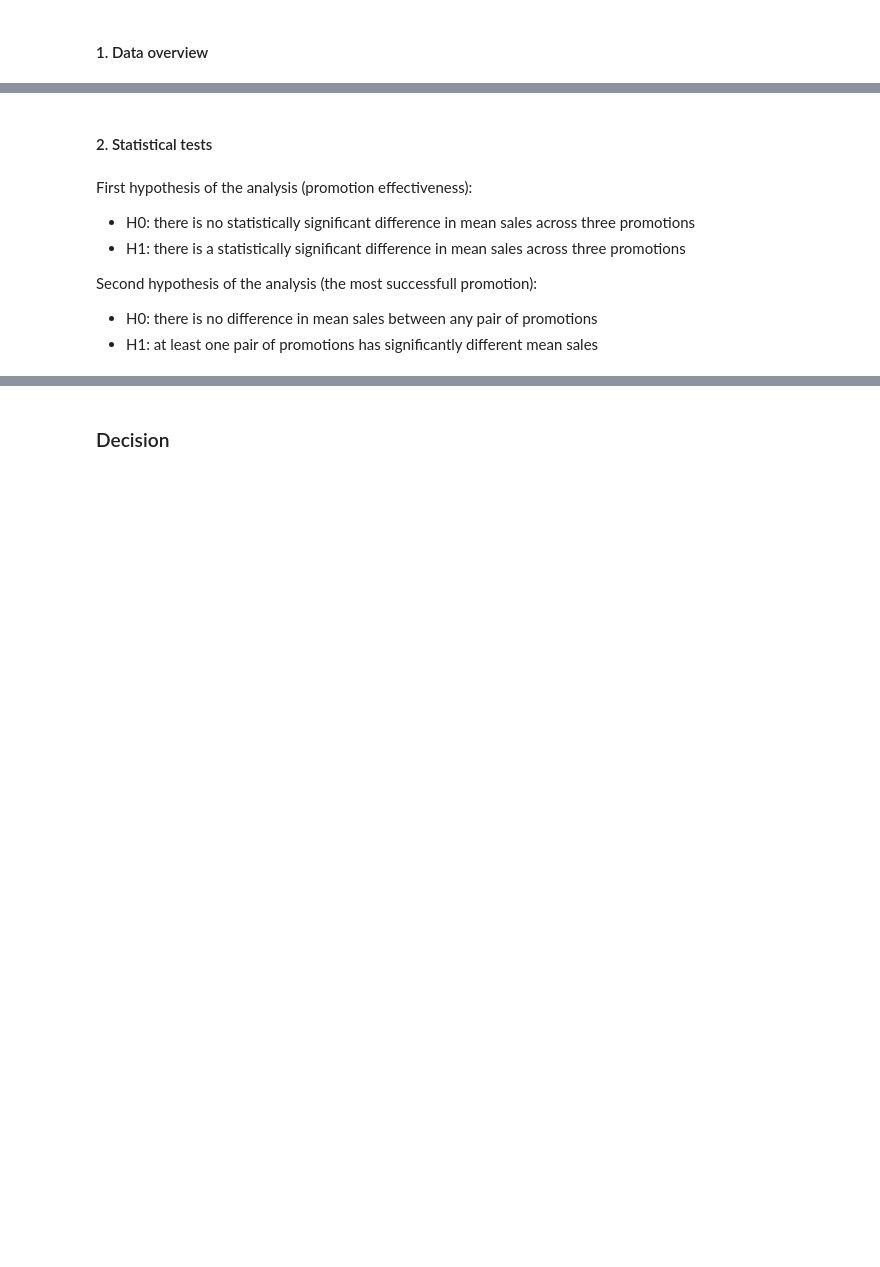
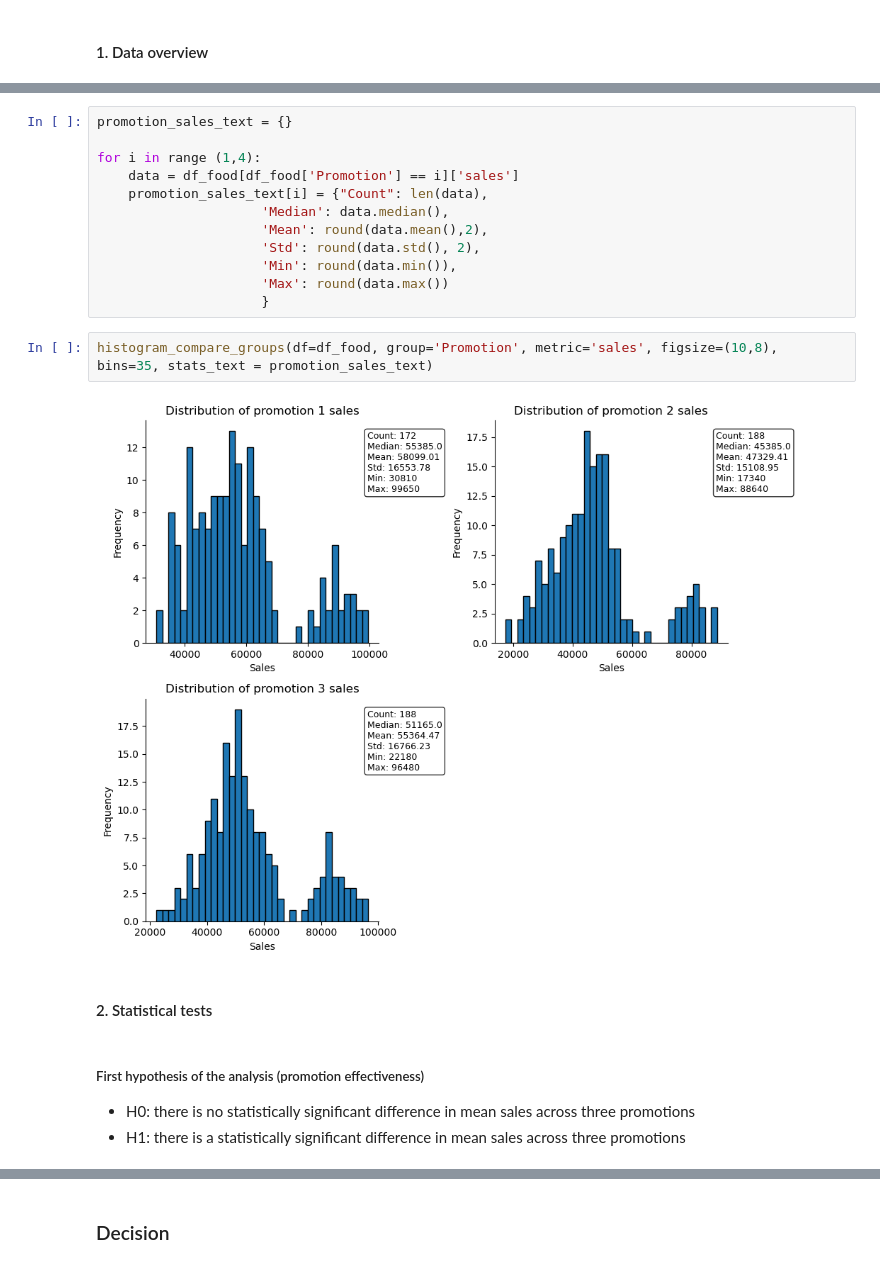
Before and after one commit to Marta-T/Statistical_Testing_Looker_Dashboard, a Jupyter notebook: fast_food_marketing_AB_test.ipynb, the cells around one changed output, grey strips where cells are left out. Cells and saved outputs as stored; diff of their text form; blank space fills up the shorter version.

```diff
--- a/fast_food_marketing_AB_test.ipynb
+++ b/fast_food_marketing_AB_test.ipynb
@@ -74,11 +122,23 @@ array([1, 2, 3, 4], dtype=int64)
+# %%
+promotion_sales_text = {}
+
+for i in range (1,4):
+    data = df_food[df_food['Promotion'] == i]['sales']
+    promotion_sales_text[i] = {"Count": len(data),
+                     'Median': data.median(),
+                     'Mean': round(data.mean(),2),
+                     'Std': round(data.std(), 2),
+                     'Min': round(data.min()),
+                     'Max': round(data.max())
+                     }
+# %%
+histogram_compare_groups(df=df_food, group='Promotion', metric='sales', figsize=(10,8), bins=35, stats_text = promotion_sales_text)
+# %% [output]
+[figure, added]
 # %% [markdown]
 #### 2. Statistical tests
 # %% [markdown]
-First hypothesis of the analysis (promotion effectiveness):
+##### First hypothesis of the analysis (promotion effectiveness)
 
 - H0: there is no statistically significant difference in mean sales across three promotions
 - H1: there is a statistically significant difference in mean sales across three promotions
-
-Second hypothesis of the analysis (the most successfull promotion):
-- H0: there is no difference in mean sales between any pair of promotions
-- H1: at least one pair of promotions has significantly different mean sales
```
Also changed, not shown: parts of 41 cells of this notebook, 1 other file.
